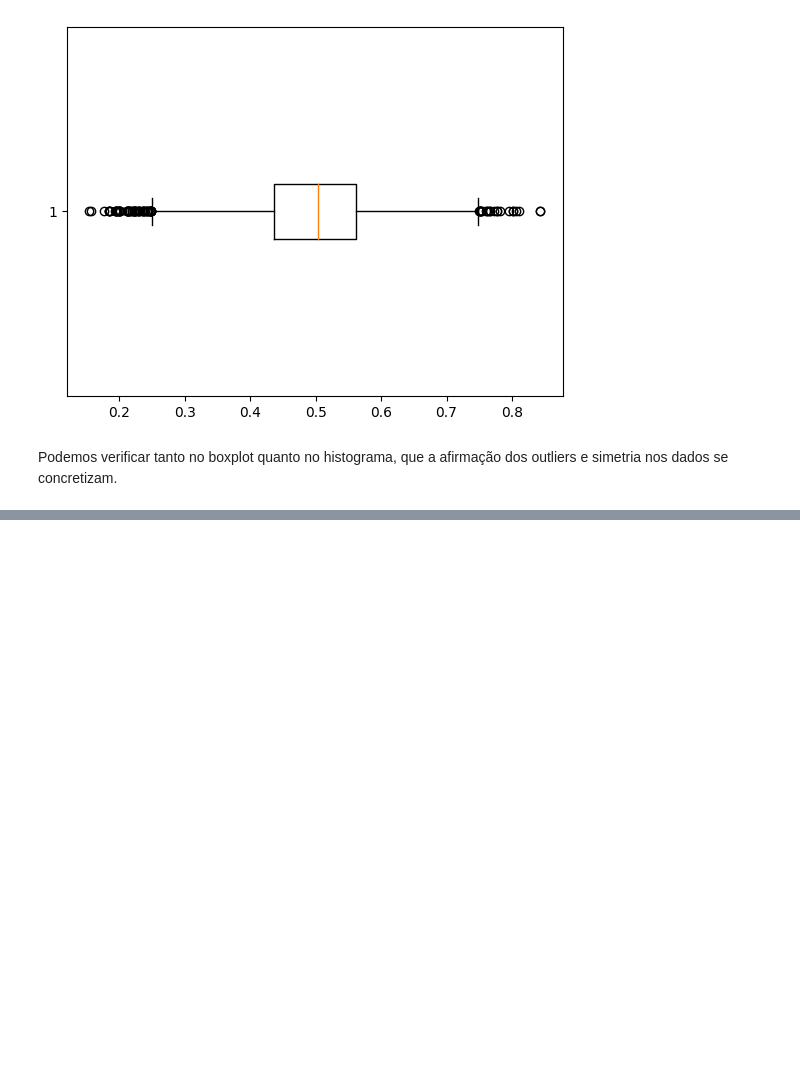
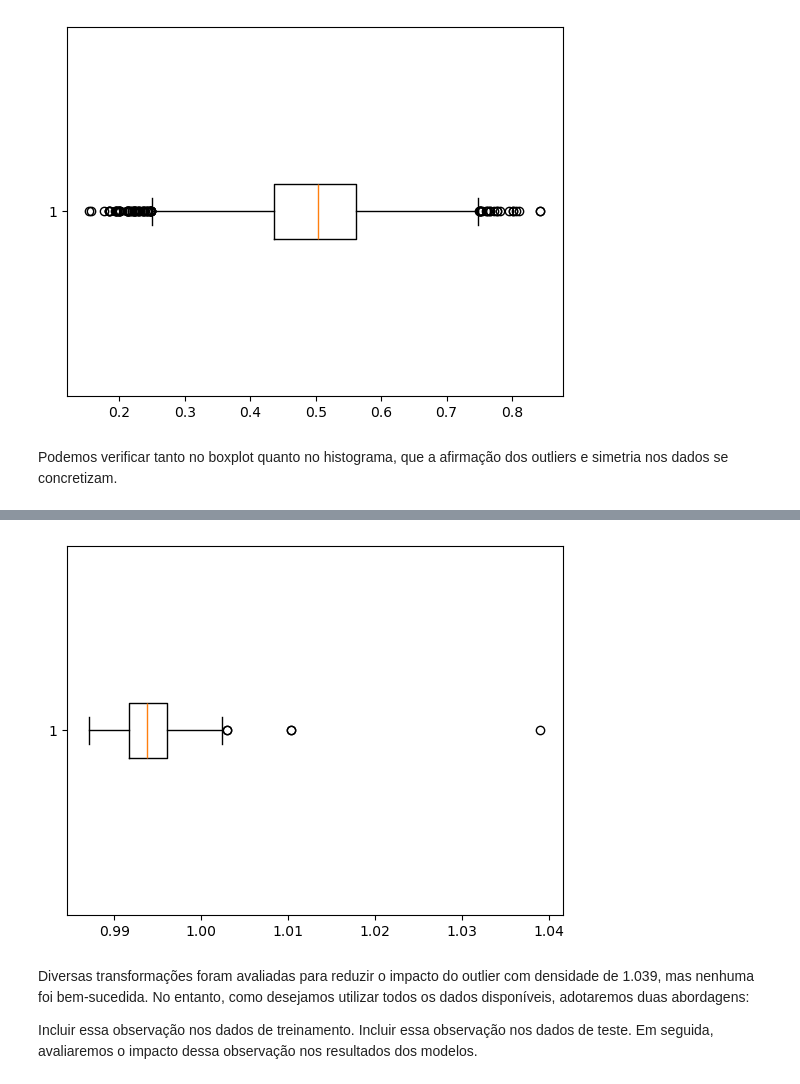
Before and after one commit to gabrieldadcarvalho/machine_learning, a Jupyter notebook: wine_quality/analitic_wine.ipynb, the cells around one changed output, grey strips where cells are left out. Drawn from its saved outputs; the diff is of its cells as text; code cells hidden in the pictures; blank space fills up the shorter version.

```diff
--- a/wine_quality/analitic_wine.ipynb
+++ b/wine_quality/analitic_wine.ipynb
@@ -543,0 +580,11 @@ Podemos verificar tanto no boxplot quanto no histograma, que a afirmação dos o
+# %%
+plt.boxplot(x["density"], vert=False)
+plt.show()
+# %% [output]
+[figure, added]
+# %% [markdown]
+Diversas transformações foram avaliadas para reduzir o impacto do outlier com densidade de 1.039, mas nenhuma foi bem-sucedida. No entanto, como desejamos utilizar todos os dados disponíveis, adotaremos duas abordagens:
+
+Incluir essa observação nos dados de treinamento.
+Incluir essa observação nos dados de teste.
+Em seguida, avaliaremos o impacto dessa observação nos resultados dos modelos.
```
Also changed, not shown: parts of 39 cells of this notebook.
